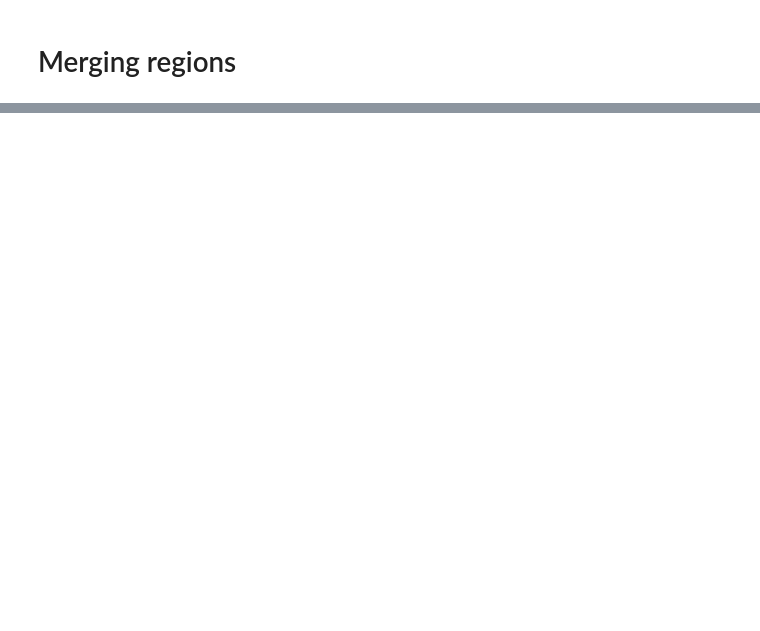
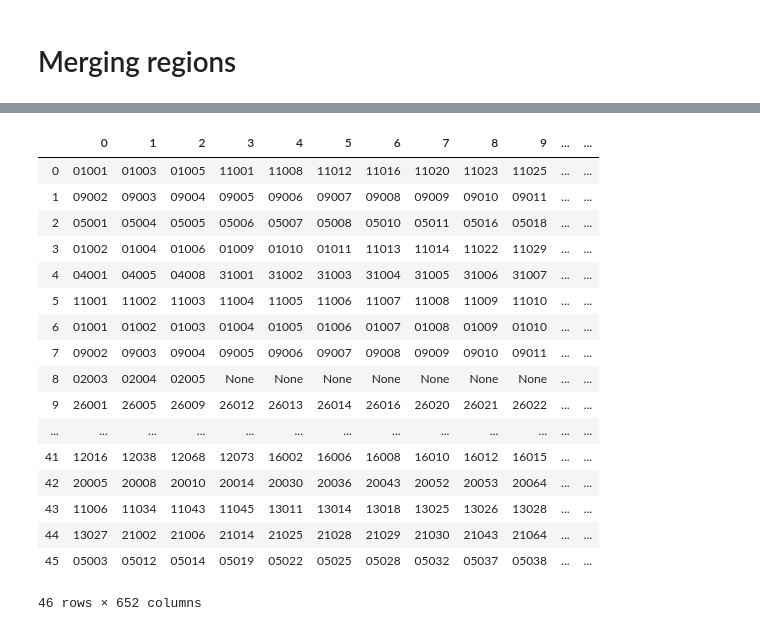
Before and after one commit to JerryAlfred/tradedeal, a Jupyter notebook: Regionalization Phase 1 Merging Attractors And Grouping Municipalities.ipynb, the cells around one changed output, grey strips where cells are left out. Drawn from its saved outputs; the diff is of its cells as text; code cells hidden in the pictures; blank space fills up the shorter version.

```diff
--- a/Regionalization Phase 1 Merging Attractors And Grouping Municipalities.ipynb
+++ b/Regionalization Phase 1 Merging Attractors And Grouping Municipalities.ipynb
@@ -425,0 +504,11 @@ plt.tight_layout();
+# %%
+
+data_dic = []
+
+for i in range (1,47):
+
+    data_dic.append(Reg_dict1[i])
+
+compelx_reg = pd.DataFrame(data = data_dic)
+
+compelx_reg.to_csv('Complex_ID.csv')
@@ -425,0 +532,21 @@ plt.tight_layout();
+# %%
+compelx_reg
+# %% [output]
+|  | 0 | 1 | 2 | 3 | 4 | 5 | 6 | 7 | 8 | 9 | ... | ... |
+| 0 | 01001 | 01003 | 01005 | 11001 | 11008 | 11012 | 11016 | 11020 | 11023 | 11025 | ... | ... |
+| 1 | 09002 | 09003 | 09004 | 09005 | 09006 | 09007 | 09008 | 09009 | 09010 | 09011 | ... | ... |
+| 2 | 05001 | 05004 | 05005 | 05006 | 05007 | 05008 | 05010 | 05011 | 05016 | 05018 | ... | ... |
+| 3 | 01002 | 01004 | 01006 | 01009 | 01010 | 01011 | 11013 | 11014 | 11022 | 11029 | ... | ... |
+| 4 | 04001 | 04005 | 04008 | 31001 | 31002 | 31003 | 31004 | 31005 | 31006 | 31007 | ... | ... |
+| 5 | 11001 | 11002 | 11003 | 11004 | 11005 | 11006 | 11007 | 11008 | 11009 | 11010 | ... | ... |
+| 6 | 01001 | 01002 | 01003 | 01004 | 01005 | 01006 | 01007 | 01008 | 01009 | 01010 | ... | ... |
+| 7 | 09002 | 09003 | 09004 | 09005 | 09006 | 09007 | 09008 | 09009 | 09010 | 09011 | ... | ... |
+| 8 | 02003 | 02004 | 02005 | None | None | None | None | None | None | None | ... | ... |
+| 9 | 26001 | 26005 | 26009 | 26012 | 26013 | 26014 | 26016 | 26020 | 26021 | 26022 | ... | ... |
+| ... | ... | ... | ... | ... | ... | ... | ... | ... | ... | ... | ... | ... |
+| 41 | 12016 | 12038 | 12068 | 12073 | 16002 | 16006 | 16008 | 16010 | 16012 | 16015 | ... | ... |
+| 42 | 20005 | 20008 | 20010 | 20014 | 20030 | 20036 | 20043 | 20052 | 20053 | 20064 | ... | ... |
+| 43 | 11006 | 11034 | 11043 | 11045 | 13011 | 13014 | 13018 | 13025 | 13026 | 13028 | ... | ... |
+| 44 | 13027 | 21002 | 21006 | 21014 | 21025 | 21028 | 21029 | 21030 | 21043 | 21064 | ... | ... |
+| 45 | 05003 | 05012 | 05014 | 05019 | 05022 | 05025 | 05028 | 05032 | 05037 | 05038 | ... | ... |
+46 rows × 652 columns
```
Also changed, not shown: parts of 19 cells of this notebook, 6 other files.
